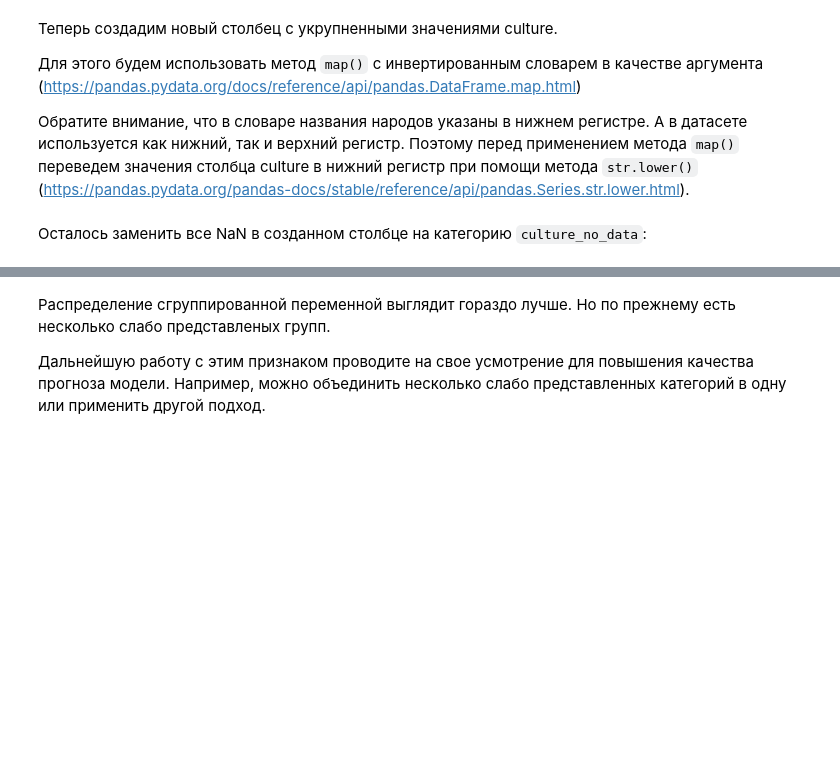
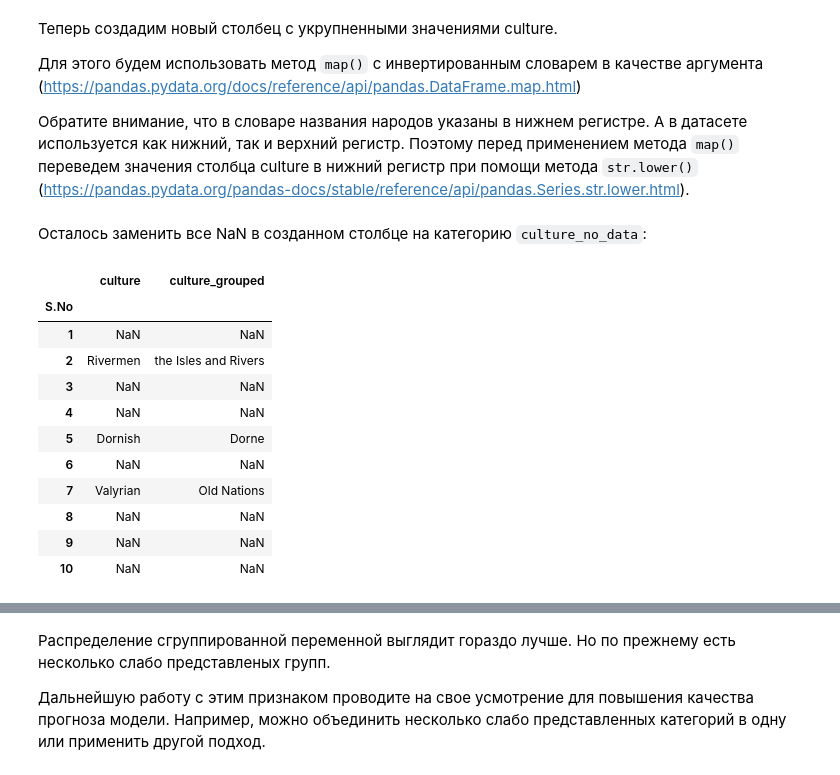
Before and after one commit to rodionP007/courses_MFTI, a Jupyter notebook: week_01_ml_intro/Homework/hw_1_game_of_thrones.ipynb, the cells around one changed output, grey strips where cells are left out. Cells and saved outputs as stored; diff of their text form; code cells hidden in the pictures; blank space fills up the shorter version.

```diff
--- a/week_01_ml_intro/Homework/hw_1_game_of_thrones.ipynb
+++ b/week_01_ml_intro/Homework/hw_1_game_of_thrones.ipynb
@@ -355,0 +477,15 @@ data['culture_grouped'] = data['culture'].str.lower().map(cultures_grouped_inver
+# %%
+data[["culture", "culture_grouped"]].head(10)
+# %% [output]
+|  | culture | culture_grouped |
+| S.No |  |  |
+| 1 | NaN | NaN |
+| 2 | Rivermen | the Isles and Rivers |
+| 3 | NaN | NaN |
+| 4 | NaN | NaN |
+| 5 | Dornish | Dorne |
+| 6 | NaN | NaN |
+| 7 | Valyrian | Old Nations |
+| 8 | NaN | NaN |
+| 9 | NaN | NaN |
+| 10 | NaN | NaN |
```
Also changed, not shown: parts of 20 cells of this notebook.
